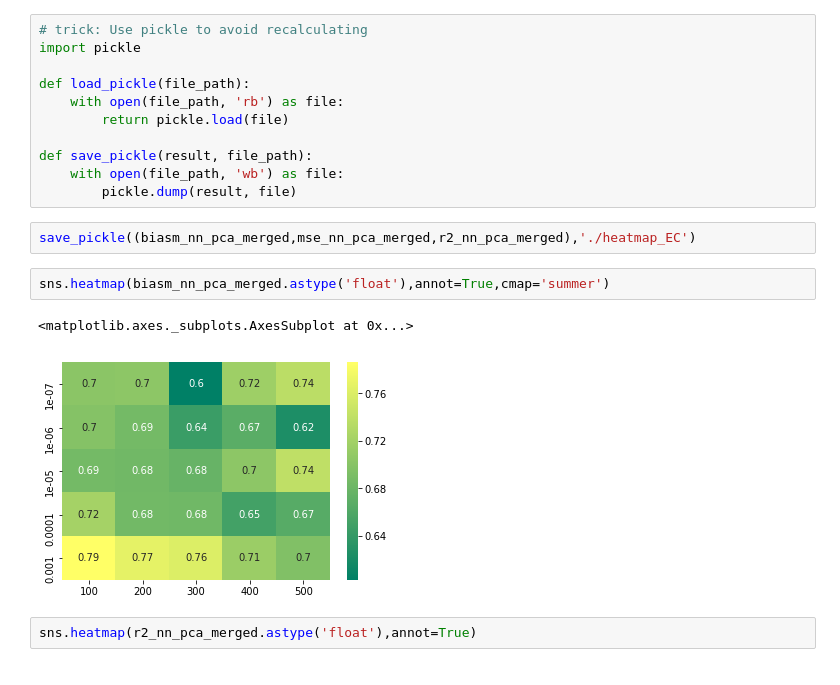
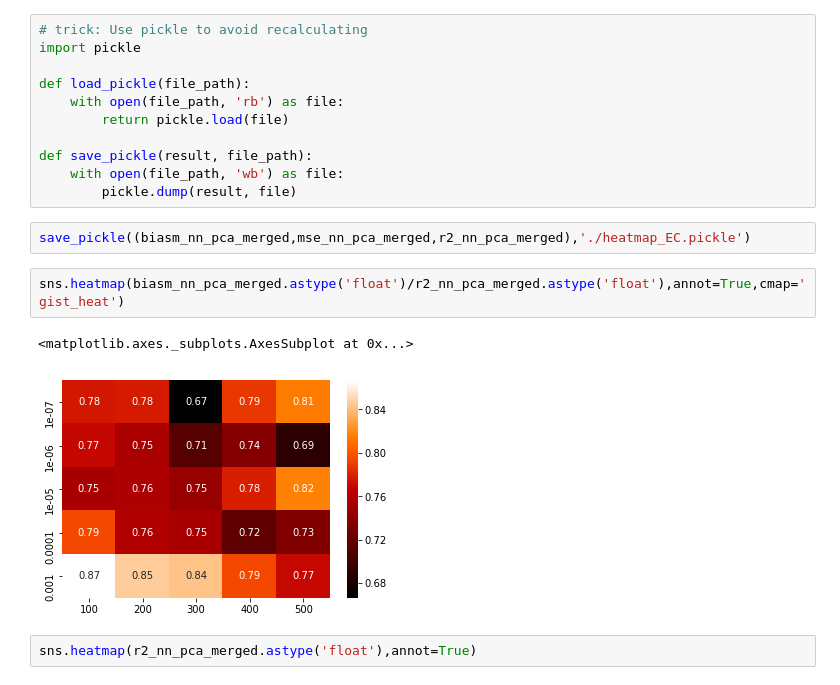
Before and after one commit to zweili/ml_project_2, a Jupyter notebook: EC Final Notebook.ipynb, the cells around one changed output. Saved outputs shown, nothing was run; the diff lists cells and outputs as text.

```diff
--- a/EC Final Notebook.ipynb
+++ b/EC Final Notebook.ipynb
@@ -897,12 +897,12 @@ def save_pickle(result, file_path):
     with open(file_path, 'wb') as file:
         pickle.dump(result, file)
 # %%
-save_pickle((biasm_nn_pca_merged,mse_nn_pca_merged,r2_nn_pca_merged),'./heatmap_EC')
+save_pickle((biasm_nn_pca_merged,mse_nn_pca_merged,r2_nn_pca_merged),'./heatmap_EC.pickle')
 # %%
-sns.heatmap(biasm_nn_pca_merged.astype('float'),annot=True,cmap='summer')
+sns.heatmap(biasm_nn_pca_merged.astype('float')/r2_nn_pca_merged.astype('float'),annot=True,cmap='gist_heat')
 # %% [output]
 <matplotlib.axes._subplots.AxesSubplot at 0x...>
-[figure, old version]
+[figure, new version]
 # %%
 sns.heatmap(r2_nn_pca_merged.astype('float'),annot=True)
 # %% [output]
```
Also changed, not shown: 5 other files.
